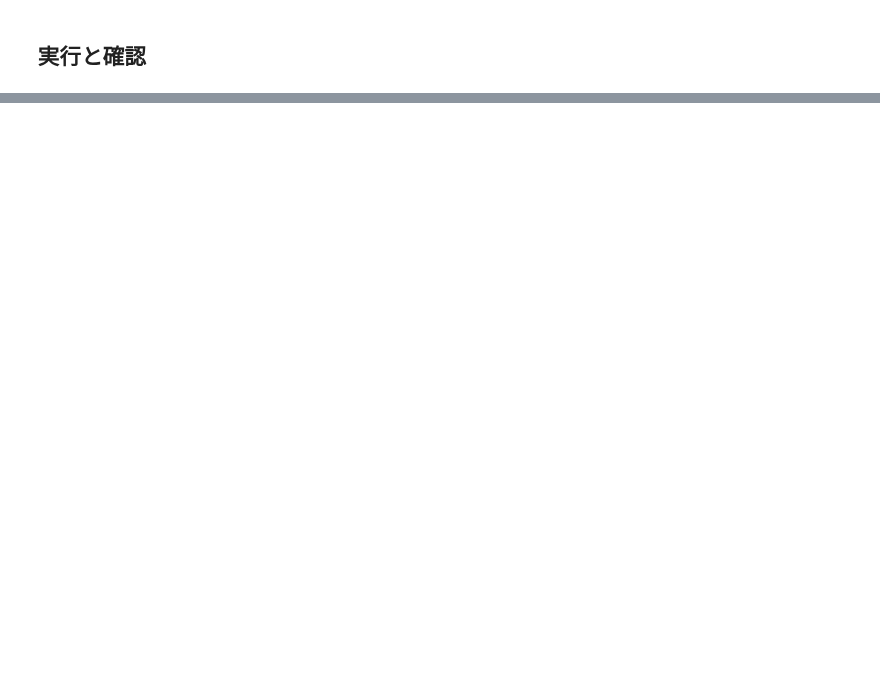
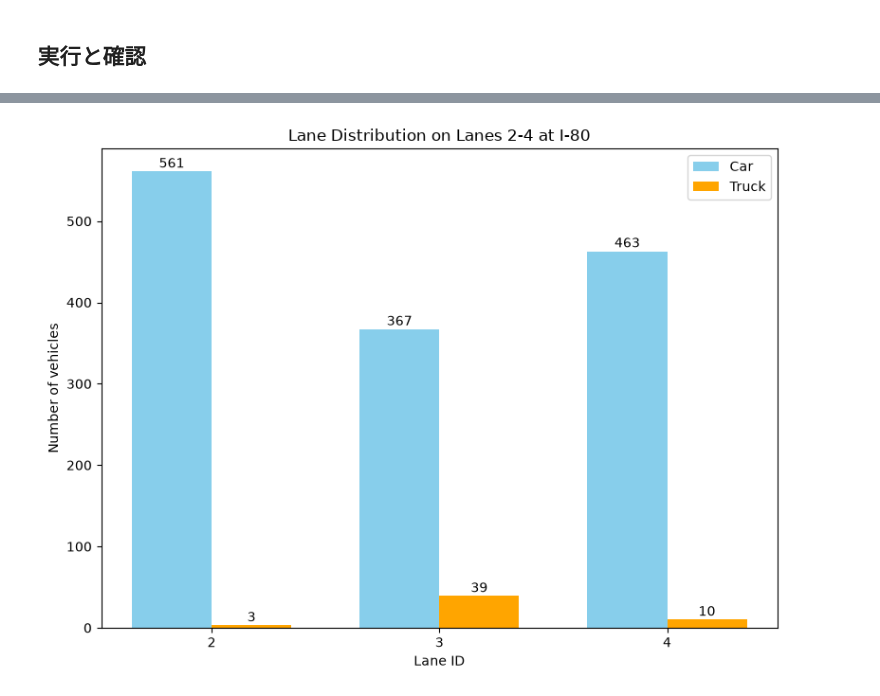
Before and after one commit to tenn0126/Game_Theory_Algorithm, a Jupyter notebook: notebooks/00_data_prep.ipynb, the cells around one changed output, grey strips where cells are left out. Cells and saved outputs as stored; diff of their text form; code cells hidden in the pictures; blank space fills up the shorter version.

```diff
--- a/notebooks/00_data_prep.ipynb
+++ b/notebooks/00_data_prep.ipynb
@@ -362,5 +446,5 @@ def filter_duration(df, min_duration=60):
     return df_filtered
 
 # df_lane_with_pairsに対して実行
-df_duration = filter_duration(df_lane_class_with_pairs)
+df_duration = filter_duration(df_mode_filtered)
 # %% [output]
@@ -372,0 +491,7 @@ df_duration = filter_duration(df_lane_class_with_pairs)
+# %%
+# ペアごとの追従時間の分布を確認
+pair_times = df_duration.groupby('pair_id')['Global_Time'].agg(
+    duration=lambda x: (x.max() - x.min()) / 1000
+)
+print(pair_times['duration'].describe())
+print(f"\n60秒以下のペア数: {len(pair_times[pair_times['duration'] == 60]):,}")
@@ -634,0 +718,50 @@ plt.show()
+# %%
+import matplotlib.pyplot as plt
+import numpy as np
+
+# 解析に使うベースデータを明示的に定義
+base_df = df_cutoff.copy()
+
+# ★修正1：Lane 2, 3, 4 のデータだけに絞り込む
+base_df = base_df[base_df['Lane_ID'].isin([2, 3, 4])]
+
+# 車線ごとの車両数を集計
+base_df = base_df.drop_duplicates(subset=['Vehicle_ID', 'time_period', 'Lane_ID'])
+lane_class = base_df.groupby(['Lane_ID', 'v_Class'])['Vehicle_ID'].nunique().reset_index()
+
+# ★修正2：pivotを使って行をLane_ID、列をv_Classのクロス集計表にする
+# （データがない組み合わせは fillna(0) で0台として埋める）
+pivot_df = lane_class.pivot(index='Lane_ID', columns='v_Class', values='Vehicle_ID').fillna(0)
+
+# グラフ描画
+x = pivot_df.index.to_numpy() # [2, 3, 4] が自動で入る
+width = 0.35
+
+fig, ax = plt.subplots(figsize=(8, 6))
+
+# ★修正3：抽出したpivotの表から安全に値を取り出す
+# （万が一、車かトラックのどちらかが0台で列が存在しなくてもエラーを回避）
+cars_vals = pivot_df[2].values if 2 in pivot_df.columns else np.zeros(len(x))
+trucks_vals = pivot_df[3].values if 3 in pivot_df.columns else np.zeros(len(x))
+
+bars_car = ax.bar(x - width/2, cars_vals, width, label='Car', color='skyblue')
+bars_truck = ax.bar(x + width/2, trucks_vals, width, label='Truck', color='orange')
+
+# 値をバーの上に表示
+for bar in bars_car:
+    ax.text(bar.get_x() + bar.get_width()/2, bar.get_height() + 1,
+            str(int(bar.get_height())), ha='center', va='bottom')
+
+for bar in bars_truck:
+    ax.text(bar.get_x() + bar.get_width()/2, bar.get_height() + 1,
+            str(int(bar.get_height())), ha='center', va='bottom')
+
+ax.set_xlabel('Lane ID')
+ax.set_ylabel('Number of vehicles')
+ax.set_xticks(x)
+ax.legend()
+ax.set_title('Lane Distribution on Lanes 2-4 at I-80')
+plt.tight_layout()
+plt.show()
+# %% [output]
+[figure, added]
```
Also changed, not shown: parts of 35 cells of this notebook, 2 other files.
